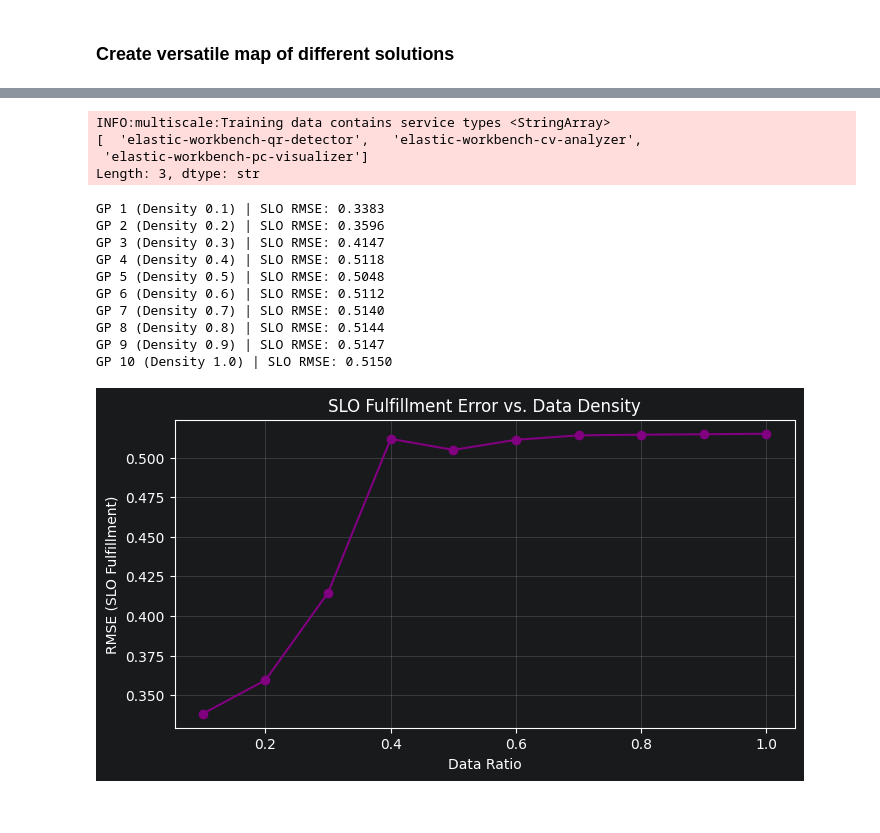
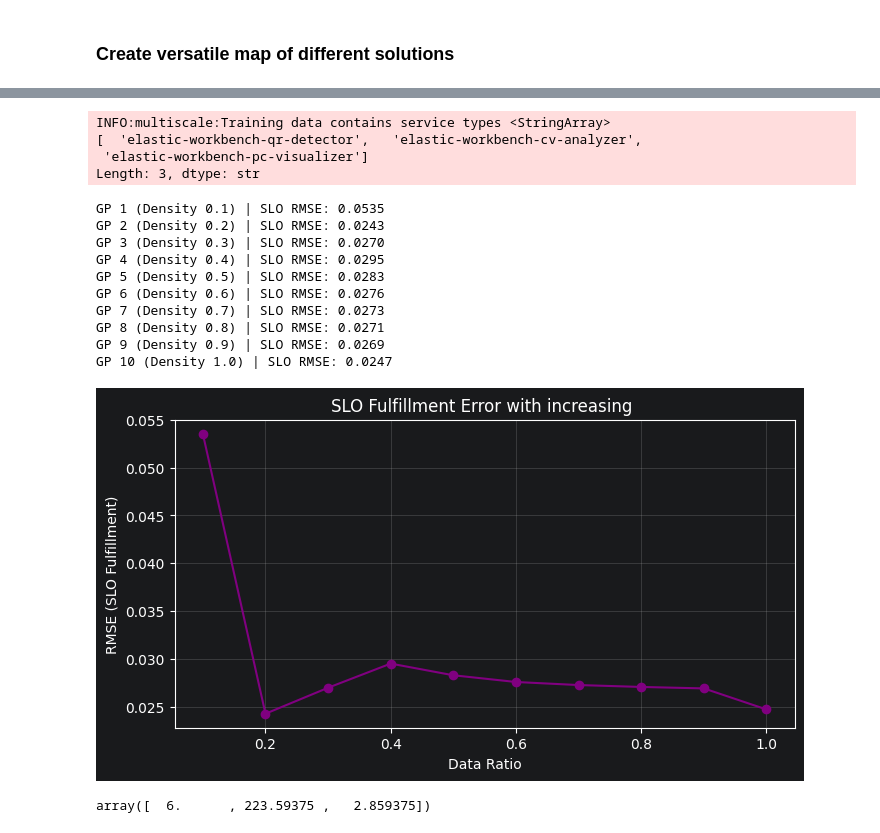
Before and after one commit to borissedlak/composable-autonomous-offerings, a Jupyter notebook: notebooks/0_extract_pfo.ipynb, the cells around one changed output, grey strips where cells are left out. Drawn from its saved outputs; the diff is of its cells as text; code cells hidden in the pictures.

```diff
--- a/notebooks/0_extract_pfo.ipynb
+++ b/notebooks/0_extract_pfo.ipynb
@@ -10,8 +10,7 @@ import pandas as pd
 from agent.components.GaussianProcess import GASK
 from agent.components.commons import ServiceType
 
-# TODO: Build a training/test split, but keep the order still
-s_type = ServiceType.QR
+s_type = ServiceType.CV
 df = pd.read_csv("../statics/metrics_RASK_180_0.csv")
 # 2. Initialize and train
 # %% [markdown]
@@ -259,9 +274,12 @@ plt.show()
 from sklearn.metrics import mean_squared_error
 from agent.components import RASK
 
+# TODO: Instead of just using any unknown dataset, we take the performance across a set of powerful candidates that I can offer with high certainty.
+
 # 1. Prepare static validation set (unseen data)
 # We sample from the full df to have a consistent benchmark
 test_df = RASK.preprocess_data(df).sample(frac=0.2, random_state=35)
+test_df = test_df[test_df['service_type'] == s_type.value]
 dep_vars = get_dependent_variable_mapping(s_type)["max_tp"]
 X_test = test_df[dep_vars].values
 y_actual_perf = test_df["max_tp"].values
@@ -286,42 +304,46 @@ for idx, val_gp in enumerate(gp_list):
     pred_slo_f = []
     y_pred_perf = val_gp.models[s_type]["max_tp"].predict(X_test)
 
     for i in range(len(test_df)):
         row = test_df.iloc[i]
         x_state = {ServiceVar.COST: row.get('cores'), ServiceVar.QUALITY: row.get('data_quality')}
         if s_type == ServiceType.CV: x_state[ServiceVar.MODEL] = row.get('model_size')
 
         # Calculate fulfillment based on GP prediction
         val = calculate_weighted_SLO_F(x_state | {ServiceVar.PERFORMANCE: y_pred_perf[i]}, slo_set, final_bounds)
         pred_slo_f.append(val)
 
     # Compute RMSE for this specific GP
     rmse = np.sqrt(mean_squared_error(actual_slo_f, pred_slo_f))
     slo_rmse_history.append(rmse)
 
     print(f"GP {idx+1} (Density {(idx+1)/10:.1f}) | SLO RMSE: {rmse:.4f}")
 
 # --- Plot the learning curve ---
 plt.figure(figsize=(8, 4))
 plt.plot(np.linspace(0.1, 1.0, len(slo_rmse_history)), slo_rmse_history, marker='o', color='purple')
-plt.title("SLO Fulfillment Error vs. Data Density")
+plt.title("SLO Fulfillment Error with increasing ")
 plt.xlabel("Data Ratio")
 plt.ylabel("RMSE (SLO Fulfillment)")
 plt.grid(True, alpha=0.3)
 plt.show()
 # %% [output]
 INFO:multiscale:Training data contains service types <StringArray>
 [  'elastic-workbench-qr-detector',   'elastic-workbench-cv-analyzer',
  'elastic-workbench-pc-visualizer']
 Length: 3, dtype: str
-GP 1 (Density 0.1) | SLO RMSE: 0.3383
-GP 2 (Density 0.2) | SLO RMSE: 0.3596
-GP 3 (Density 0.3) | SLO RMSE: 0.4147
-GP 4 (Density 0.4) | SLO RMSE: 0.5118
-GP 5 (Density 0.5) | SLO RMSE: 0.5048
-GP 6 (Density 0.6) | SLO RMSE: 0.5112
-GP 7 (Density 0.7) | SLO RMSE: 0.5140
-GP 8 (Density 0.8) | SLO RMSE: 0.5144
-GP 9 (Density 0.9) | SLO RMSE: 0.5147
-GP 10 (Density 1.0) | SLO RMSE: 0.5150
+GP 1 (Density 0.1) | SLO RMSE: 0.0535
+GP 2 (Density 0.2) | SLO RMSE: 0.0243
+GP 3 (Density 0.3) | SLO RMSE: 0.0270
+GP 4 (Density 0.4) | SLO RMSE: 0.0295
+GP 5 (Density 0.5) | SLO RMSE: 0.0283
+GP 6 (Density 0.6) | SLO RMSE: 0.0276
+GP 7 (Density 0.7) | SLO RMSE: 0.0273
+GP 8 (Density 0.8) | SLO RMSE: 0.0271
+GP 9 (Density 0.9) | SLO RMSE: 0.0269
+GP 10 (Density 1.0) | SLO RMSE: 0.0247
-[figure, old version]
+[figure, new version]
+# %%
+np.mean(X_test, axis=0)
+# %% [output]
+array([  6.      , 223.59375 ,   2.859375])
```
Also changed, not shown: parts of 2 cells of this notebook, 3 other files.
